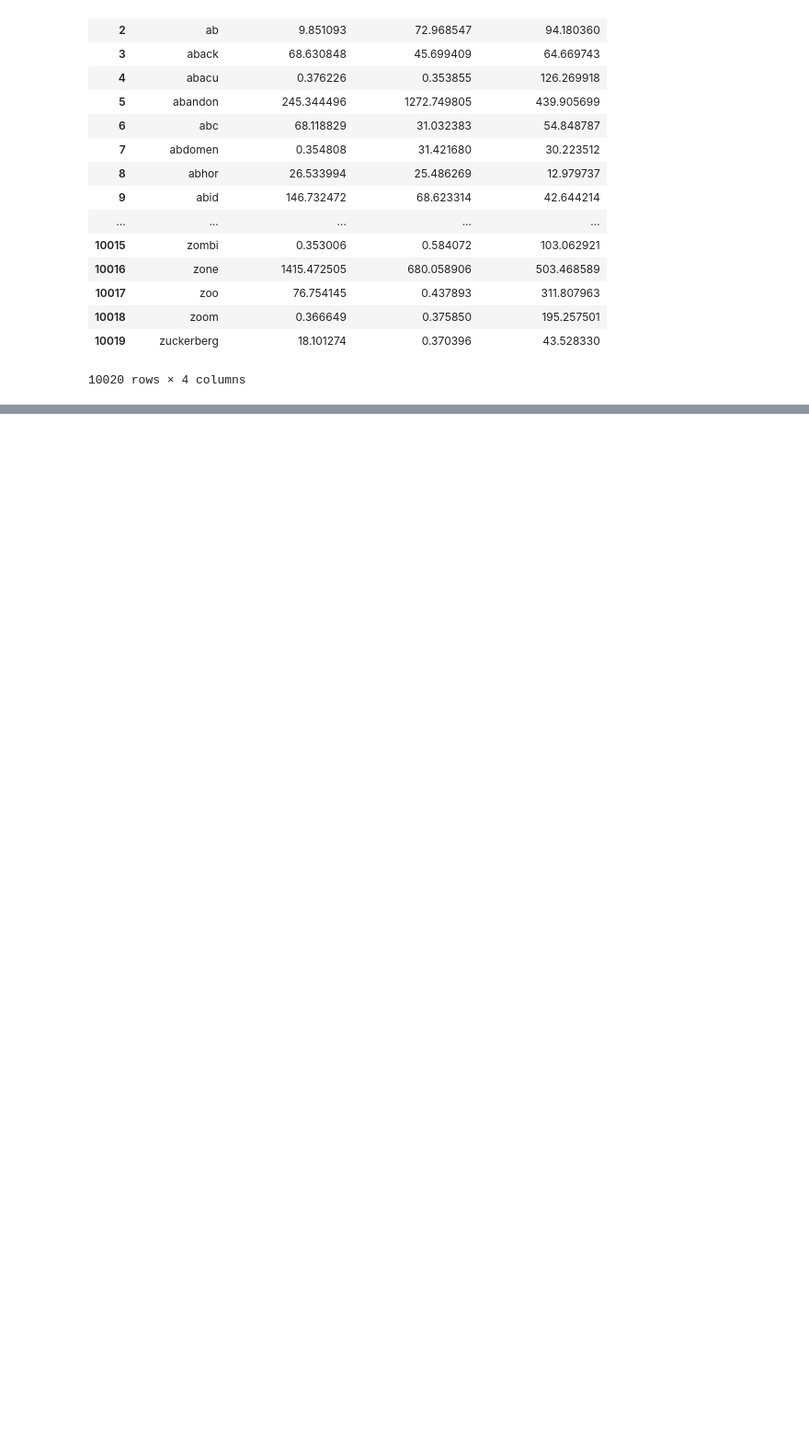
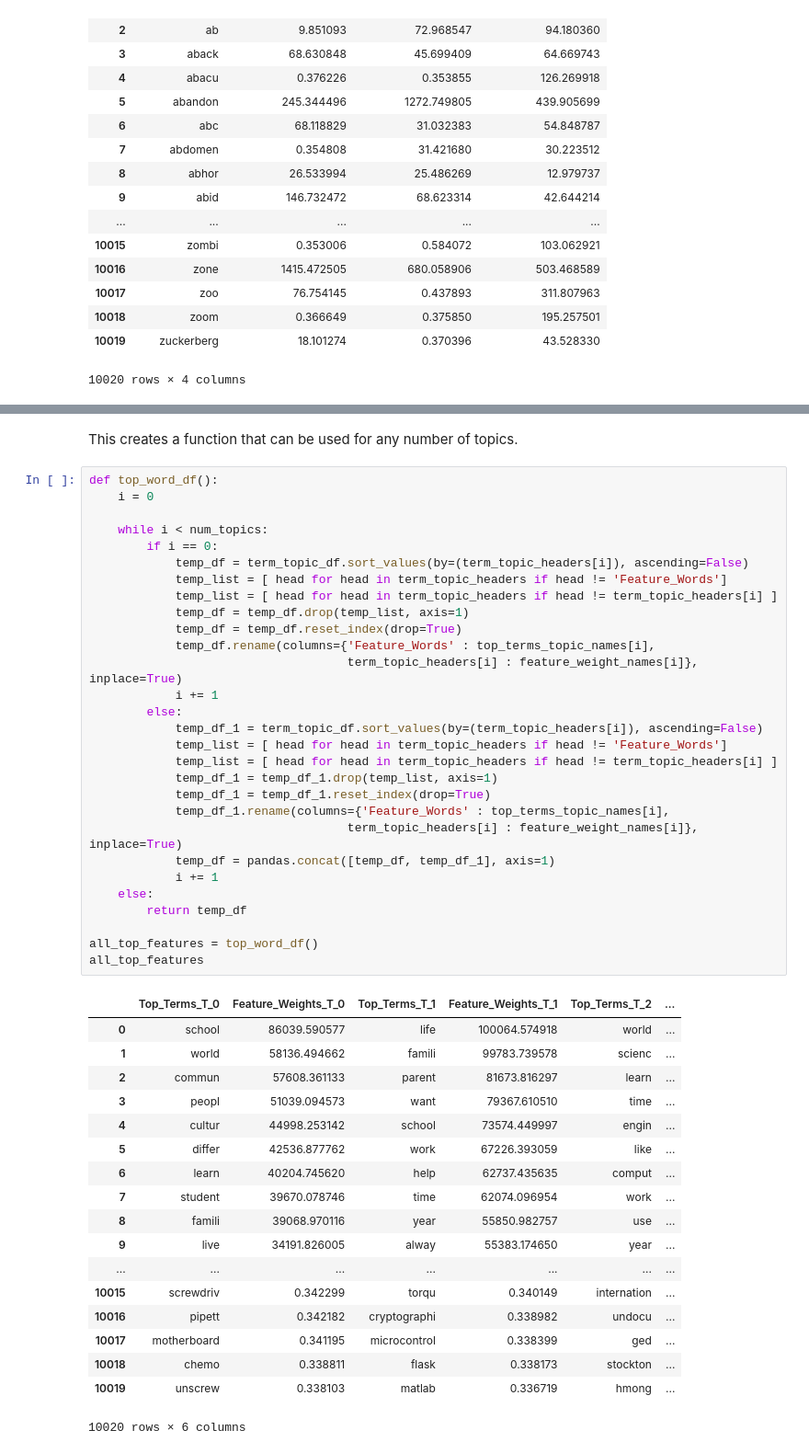
Before and after one commit to BeniamG/Admissions_Essays, a Jupyter notebook: Result_Analysis.ipynb, the cells around one changed output, grey strips where cells are left out. Shown at 92% size. Saved outputs shown, nothing was run; the diff lists cells and outputs as text; blank space fills up the shorter version.

Commit message:
generalized the result analysis notebook
I wrote things into functions so it should run on any number of topics

```diff
--- a/Result_Analysis.ipynb
+++ b/Result_Analysis.ipynb
@@ -117,0 +207,50 @@ doc_topic_df_short
+# %% [markdown]
+This creates a function that can be used for any number of topics.
+# %%
+def top_word_df():
+    i = 0
+
+    while i < num_topics:
+        if i == 0:
+            temp_df = term_topic_df.sort_values(by=(term_topic_headers[i]), ascending=False)
+            temp_list = [ head for head in term_topic_headers if head != 'Feature_Words']
+            temp_list = [ head for head in term_topic_headers if head != term_topic_headers[i] ]
+            temp_df = temp_df.drop(temp_list, axis=1)
+            temp_df = temp_df.reset_index(drop=True)
+            temp_df.rename(columns={'Feature_Words' : top_terms_topic_names[i],
+                                    term_topic_headers[i] : feature_weight_names[i]}, inplace=True)
+            i += 1
+        else:
+            temp_df_1 = term_topic_df.sort_values(by=(term_topic_headers[i]), ascending=False)
+            temp_list = [ head for head in term_topic_headers if head != 'Feature_Words']
+            temp_list = [ head for head in term_topic_headers if head != term_topic_headers[i] ]
+            temp_df_1 = temp_df_1.drop(temp_list, axis=1)
+            temp_df_1 = temp_df_1.reset_index(drop=True)
+            temp_df_1.rename(columns={'Feature_Words' : top_terms_topic_names[i],
+                                    term_topic_headers[i] : feature_weight_names[i]}, inplace=True)
+            temp_df = pandas.concat([temp_df, temp_df_1], axis=1)
+            i += 1
+    else:
+        return temp_df
+
+all_top_features = top_word_df()
+all_top_features
+# %% [output]
+|  | Top_Terms_T_0 | Feature_Weights_T_0 | Top_Terms_T_1 | Feature_Weights_T_1 | Top_Terms_T_2 | ... |
+| 0 | school | 86039.590577 | life | 100064.574918 | world | ... |
+| 1 | world | 58136.494662 | famili | 99783.739578 | scienc | ... |
+| 2 | commun | 57608.361133 | parent | 81673.816297 | learn | ... |
+| 3 | peopl | 51039.094573 | want | 79367.610510 | time | ... |
+| 4 | cultur | 44998.253142 | school | 73574.449997 | engin | ... |
+| 5 | differ | 42536.877762 | work | 67226.393059 | like | ... |
+| 6 | learn | 40204.745620 | help | 62737.435635 | comput | ... |
+| 7 | student | 39670.078746 | time | 62074.096954 | work | ... |
+| 8 | famili | 39068.970116 | year | 55850.982757 | use | ... |
+| 9 | live | 34191.826005 | alway | 55383.174650 | year | ... |
+| ... | ... | ... | ... | ... | ... | ... |
+| 10015 | screwdriv | 0.342299 | torqu | 0.340149 | internation | ... |
+| 10016 | pipett | 0.342182 | cryptographi | 0.338982 | undocu | ... |
+| 10017 | motherboard | 0.341195 | microcontrol | 0.338399 | ged | ... |
+| 10018 | chemo | 0.338811 | flask | 0.338173 | stockton | ... |
+| 10019 | unscrew | 0.338103 | matlab | 0.336719 | hmong | ... |
+10020 rows × 6 columns
```
Also changed, not shown: parts of 52 cells of this notebook.
